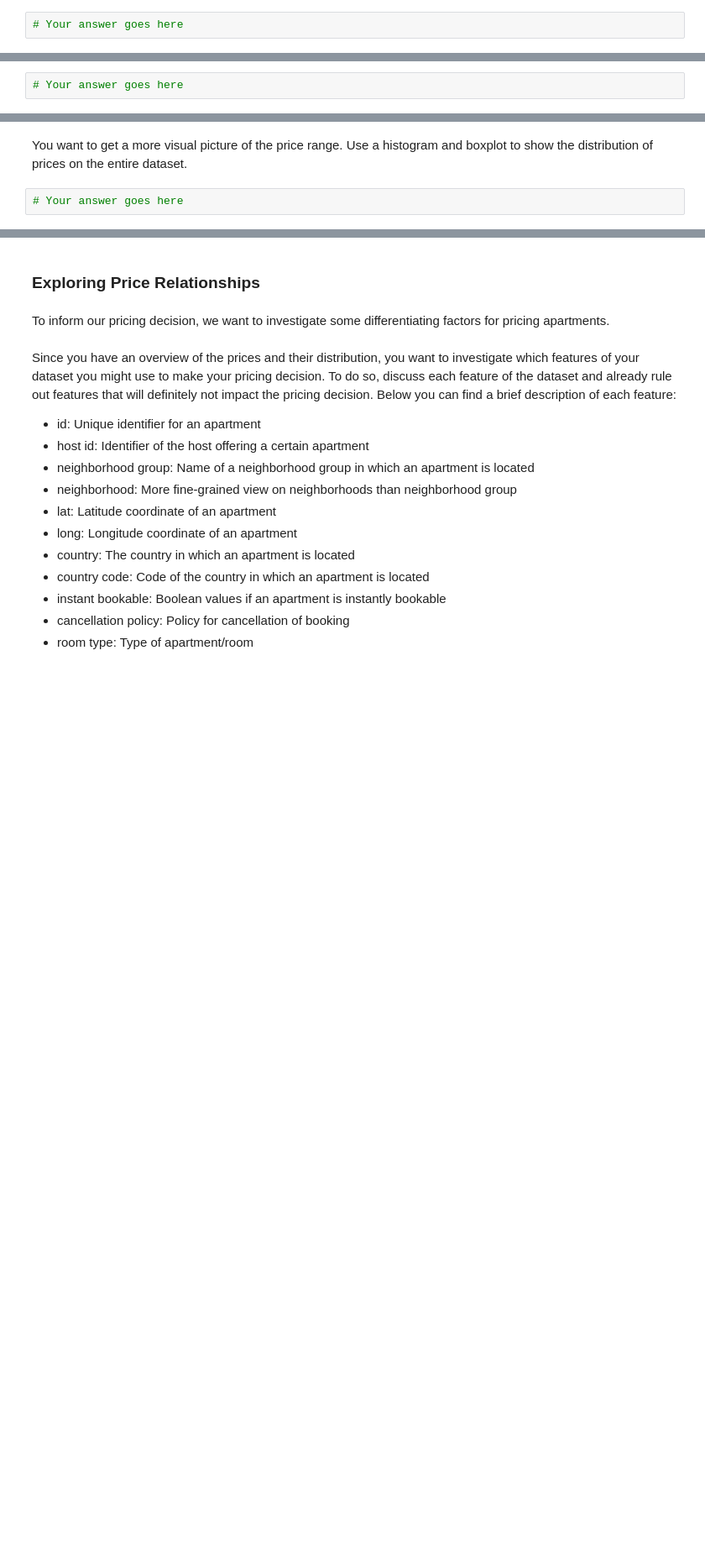
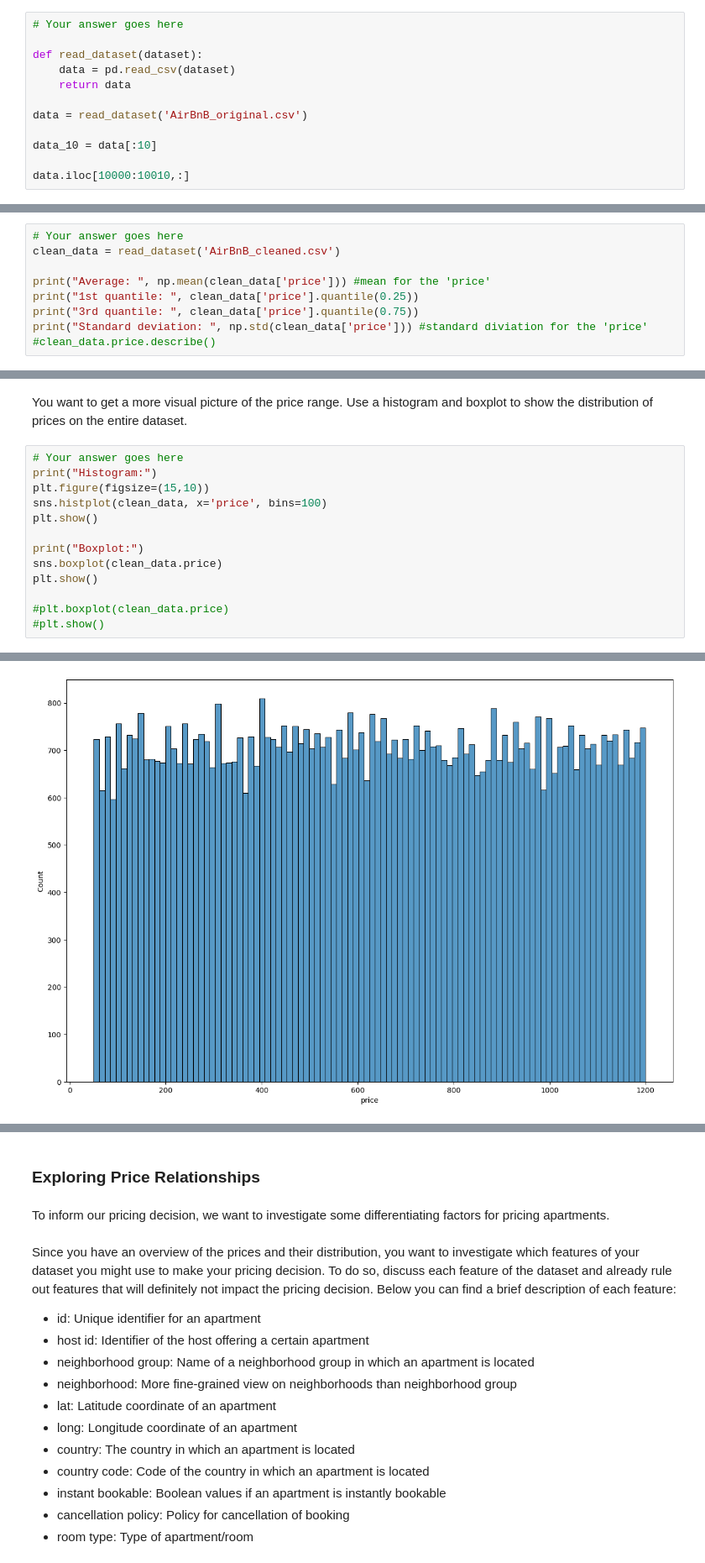
Before and after one commit to victorroferz/Data-Science-RWTH-Course, a Jupyter notebook: assignment_1.ipynb, the cells around one changed output, grey strips where cells are left out. Shown at 84% size. Saved outputs shown, nothing was run; the diff lists cells and outputs as text; blank space fills up the shorter version.

```diff
--- a/assignment_1.ipynb
+++ b/assignment_1.ipynb
@@ -42,3 +52,13 @@ As with every data set, you first want to know what you are dealing with. You pe
 Show a few data points contained in the data set. Include all attributes.
 # %%
 # Your answer goes here
+
+def read_dataset(dataset):
+    data = pd.read_csv(dataset)
+    return data
+
+data = read_dataset('AirBnB_original.csv')
+
+data_10 = data[:10]
+
+data.iloc[10000:10010,:]
@@ -58,3 +101,10 @@ From now on, you work with the dataset **AirBnB_cleaned.csv**.
 To get a feeling for nightly prices in New York, you take a look at the price attribute. Calculate the average price, the first and third quantiles, and the standard deviation.
 # %%
 # Your answer goes here
+clean_data = read_dataset('AirBnB_cleaned.csv')
+
+print("Average: ", np.mean(clean_data['price'])) #mean for the 'price'
+print("1st quantile: ", clean_data['price'].quantile(0.25))
+print("3rd quantile: ", clean_data['price'].quantile(0.75))
+print("Standard deviation: ", np.std(clean_data['price'])) #standard diviation for the 'price'
+#clean_data.price.describe()
@@ -62,3 +117,15 @@ To get a feeling for nightly prices in New York, you take a look at the price at
 You want to get a more visual picture of the price range. Use a histogram and boxplot to show the distribution of prices on the entire dataset.
 # %%
 # Your answer goes here
+print("Histogram:")
+plt.figure(figsize=(15,10))
+sns.histplot(clean_data, x='price', bins=100)
+plt.show()
+
+print("Boxplot:")
+sns.boxplot(clean_data.price)
+plt.show()
+
+#plt.boxplot(clean_data.price)
+#plt.show()
+# %% [output]
@@ -64,0 +133 @@ You want to get a more visual picture of the price range. Use a histogram and bo
+[figure, added]
```
Also changed, not shown: parts of 32 cells of this notebook.
